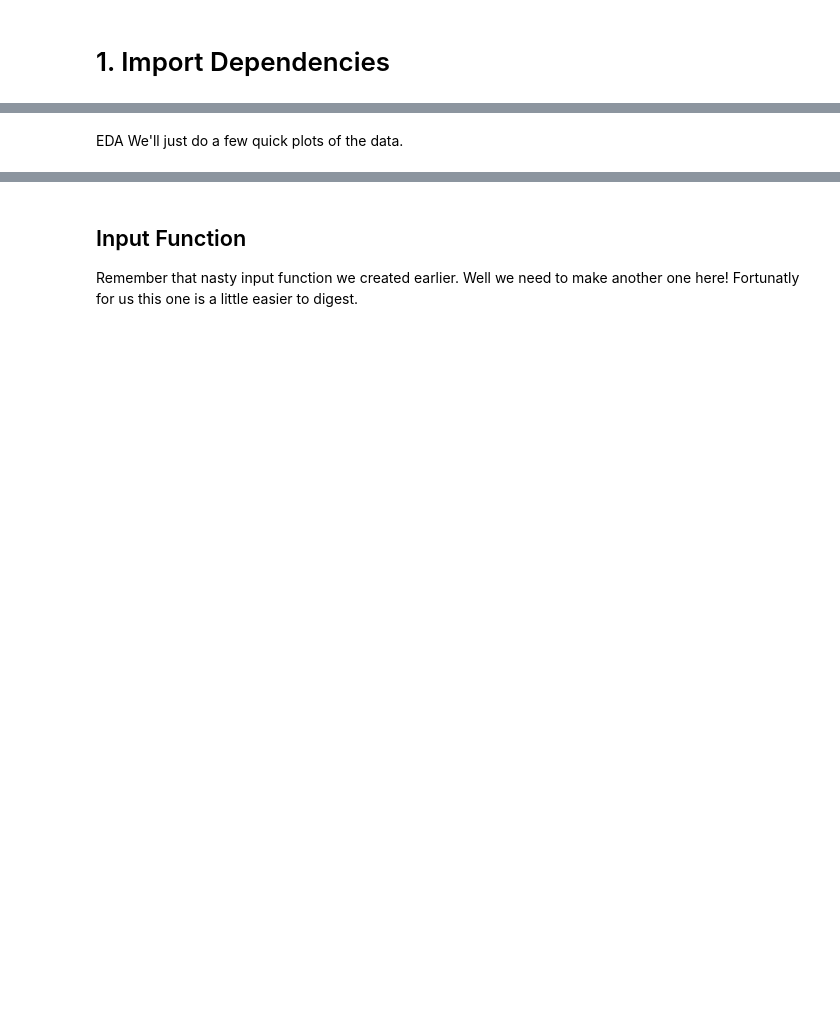
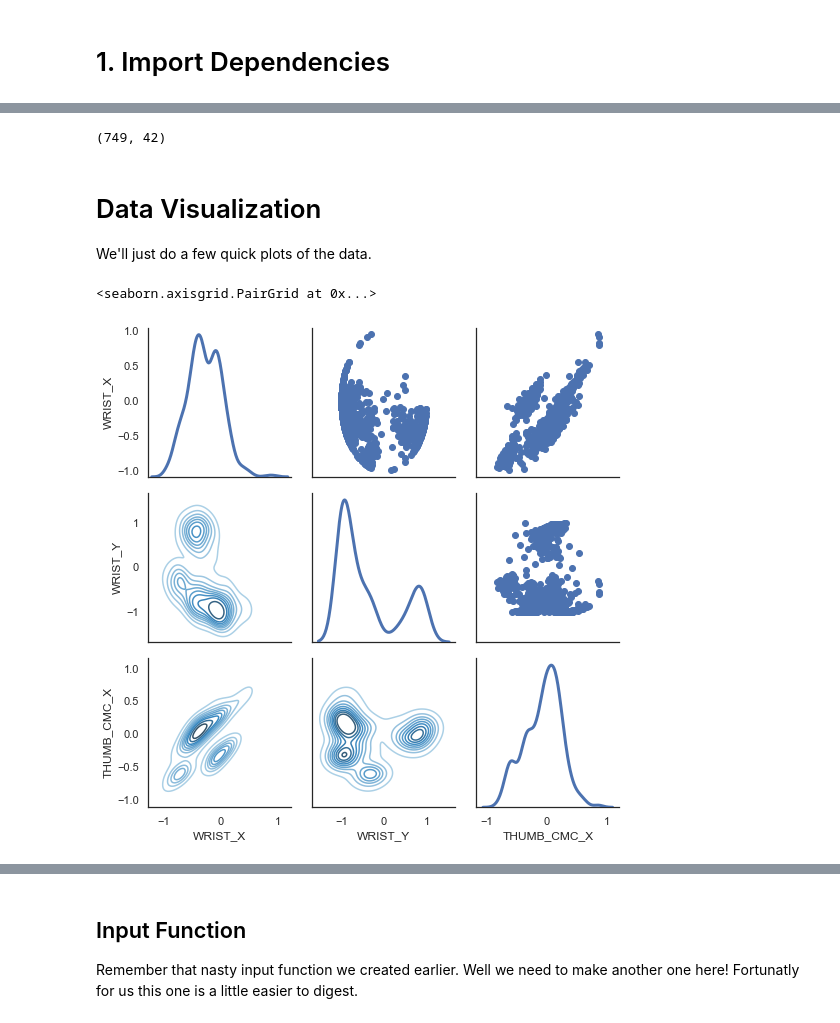
Before and after one commit to okamiRvS/Hand-Gestures-Based-Smooth-3D-Trajectories-Computation-Applied-to-Real-Time-Drone-Control, a Jupyter notebook: 3. Hand gesture recognition - Copia.ipynb, the cells around one changed output, grey strips where cells are left out. Cells and saved outputs as stored; diff of their text form; code cells hidden in the pictures; blank space fills up the shorter version.

```diff
--- a/3. Hand gesture recognition - Copia.ipynb
+++ b/3. Hand gesture recognition - Copia.ipynb
@@ -78,5 +78,11 @@ TARGET = ['backward', 'detect', 'down', 'forward', 'land', 'left', 'ok', 'right'
 CSV_PATH = os.path.join("src", "dataHandGesture", "file_0.csv")
 # %%
 df = pd.read_csv(CSV_PATH, names=CSV_COLUMN_NAMES, header=0)
-train=df.sample(frac=0.8,random_state=200) #random state is a seed value
+
+# Convert target to have TARGET values
+df.TARGET = df.TARGET.apply(np.int32)
+y = pd.Series(list(np.take(TARGET, df.TARGET)), index=df.TARGET.index, name="TARGET")
+
+# Split the dataset
+train=df.sample(frac=0.75,random_state=200) #random state is a seed value
 test=df.drop(train.index)
@@ -93,3 +113,8 @@ train.shape  # we have 800 entires with 42 features
+# %%
+# 75% of all dataset with 42 features
+train.shape
+# %% [output]
+(749, 42)
 # %% [markdown]
-EDA
+# Data Visualization
 We'll just do a few quick plots of the data.
@@ -98,7 +124,13 @@ import seaborn as sns # data visualization library
 # %%
+# What about three or more feauture comparision ? For this purpose we can use pair grid plot. Also it seems very cool :) And we discover one more thing radius_worst,
+# perimeter_worst and area_worst are correlated as it can be seen pair grid plot. We definetely use these discoveries for feature selection.
+
 sns.set(style="white")
-x = df.loc[:,['WRIST_X','1','2']]
+x = df.loc[:,["WRIST_X","WRIST_Y", "THUMB_CMC_X"]]
 g = sns.PairGrid(x, diag_sharey=False)
 g.map_lower(sns.kdeplot, cmap="Blues_d")
 g.map_upper(plt.scatter)
 g.map_diag(sns.kdeplot, lw=3)
+# %% [output]
+<seaborn.axisgrid.PairGrid at 0x...>
+[figure, added]
```
Also changed, not shown: parts of 63 cells of this notebook, 32 other files.
